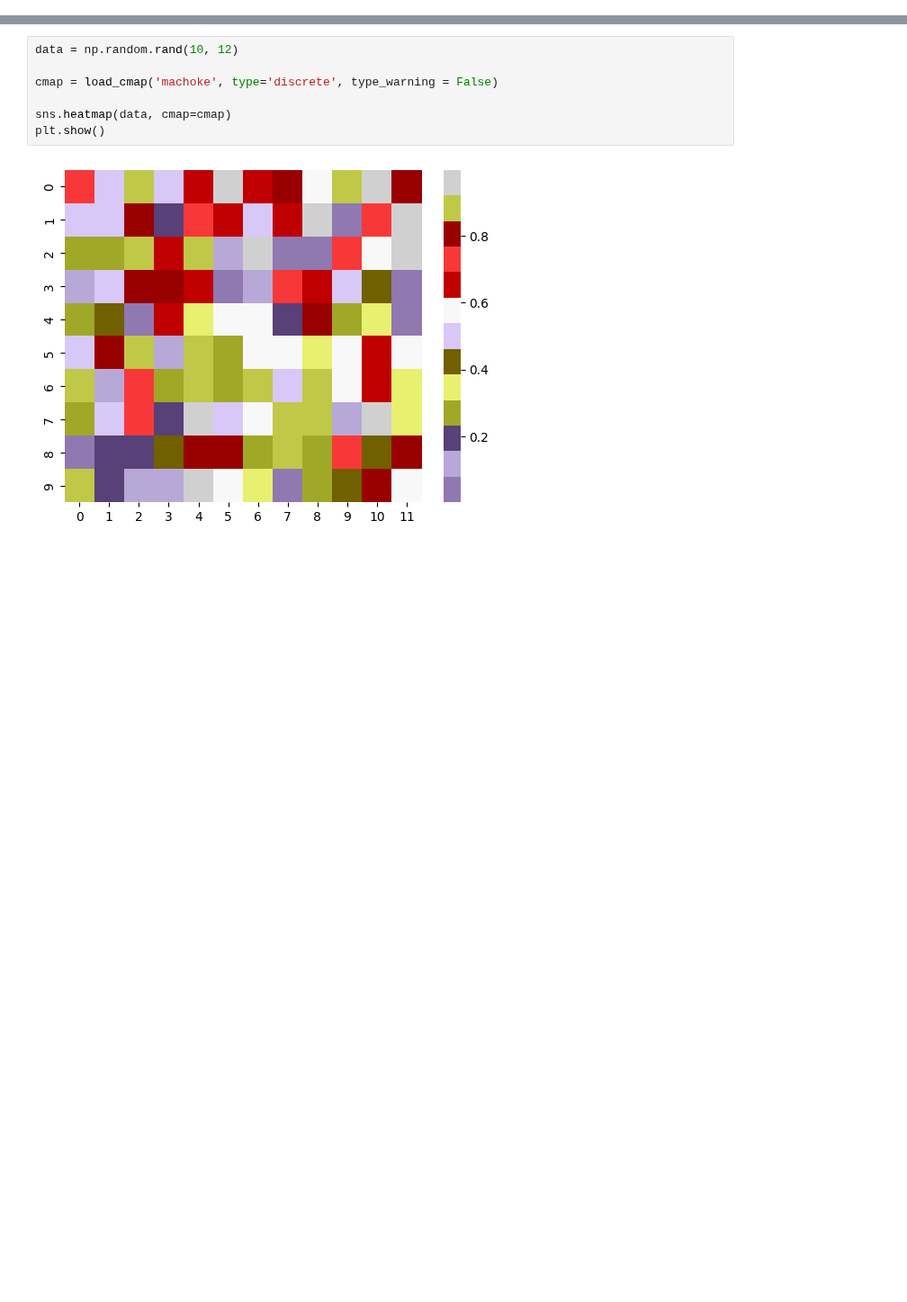
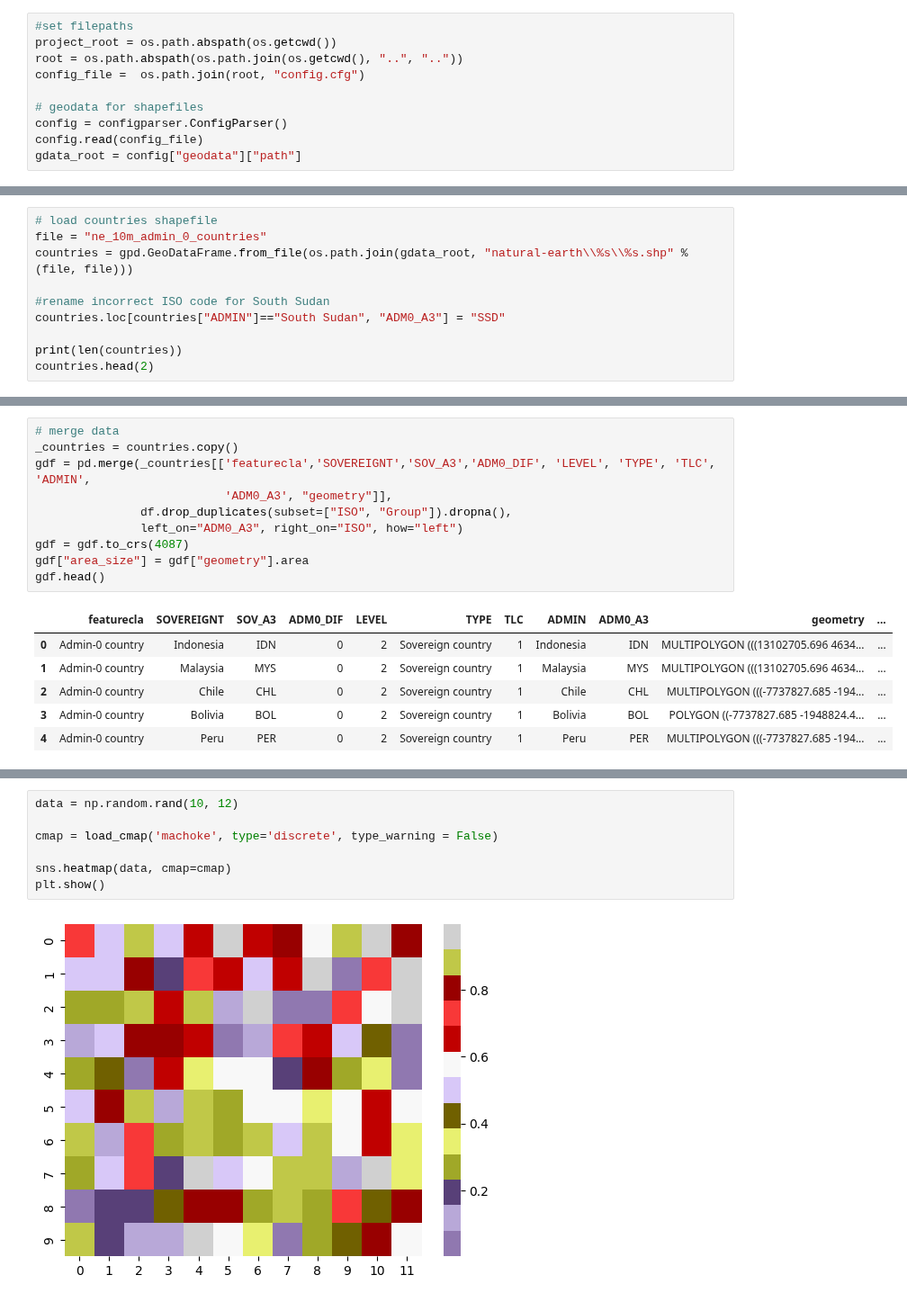
Before and after one commit to Lisa-Ho/small-data-projects, a Jupyter notebook: 2024/2407-bike-ownership-rates/bike-owernship-world.ipynb, the cells around one changed output, grey strips where cells are left out. Shown at 90% size. Cells and saved outputs as stored; diff of their text form; blank space fills up the shorter version.

```diff
--- a/2024/2407-bike-ownership-rates/bike-owernship-world.ipynb
+++ b/2024/2407-bike-ownership-rates/bike-owernship-world.ipynb
@@ -7,0 +24,10 @@ import numpy as np
+# %%
+#set filepaths
+project_root = os.path.abspath(os.getcwd())
+root = os.path.abspath(os.path.join(os.getcwd(), "..", ".."))
+config_file =  os.path.join(root, "config.cfg")
+
+# geodata for shapefiles
+config = configparser.ConfigParser()
+config.read(config_file)
+gdata_root = config["geodata"]["path"]
@@ -7,0 +48,10 @@ import numpy as np
+# %%
+# load countries shapefile
+file = "ne_10m_admin_0_countries"
+countries = gpd.GeoDataFrame.from_file(os.path.join(gdata_root, "natural-earth\\%s\\%s.shp" %(file, file)))
+
+#rename incorrect ISO code for South Sudan
+countries.loc[countries["ADMIN"]=="South Sudan", "ADM0_A3"] = "SSD"
+
+print(len(countries))
+countries.head(2)
@@ -7,0 +64,17 @@ import numpy as np
+# %%
+# merge data
+_countries = countries.copy()
+gdf = pd.merge(_countries[['featurecla','SOVEREIGNT','SOV_A3','ADM0_DIF', 'LEVEL', 'TYPE', 'TLC', 'ADMIN',
+                           'ADM0_A3', "geometry"]],
+               df.drop_duplicates(subset=["ISO", "Group"]).dropna(),
+               left_on="ADM0_A3", right_on="ISO", how="left")
+gdf = gdf.to_crs(4087)
+gdf["area_size"] = gdf["geometry"].area
+gdf.head()
+# %% [output]
+|  | featurecla | SOVEREIGNT | SOV_A3 | ADM0_DIF | LEVEL | TYPE | TLC | ADMIN | ADM0_A3 | geometry | ... |
+| 0 | Admin-0 country | Indonesia | IDN | 0 | 2 | Sovereign country | 1 | Indonesia | IDN | MULTIPOLYGON (((13102705.696 4634... | ... |
+| 1 | Admin-0 country | Malaysia | MYS | 0 | 2 | Sovereign country | 1 | Malaysia | MYS | MULTIPOLYGON (((13102705.696 4634... | ... |
+| 2 | Admin-0 country | Chile | CHL | 0 | 2 | Sovereign country | 1 | Chile | CHL | MULTIPOLYGON (((-7737827.685 -194... | ... |
+| 3 | Admin-0 country | Bolivia | BOL | 0 | 2 | Sovereign country | 1 | Bolivia | BOL | POLYGON ((-7737827.685 -1948824.4... | ... |
+| 4 | Admin-0 country | Peru | PER | 0 | 2 | Sovereign country | 1 | Peru | PER | MULTIPOLYGON (((-7737827.685 -194... | ... |
```
Also changed, not shown: parts of 12 cells of this notebook.
